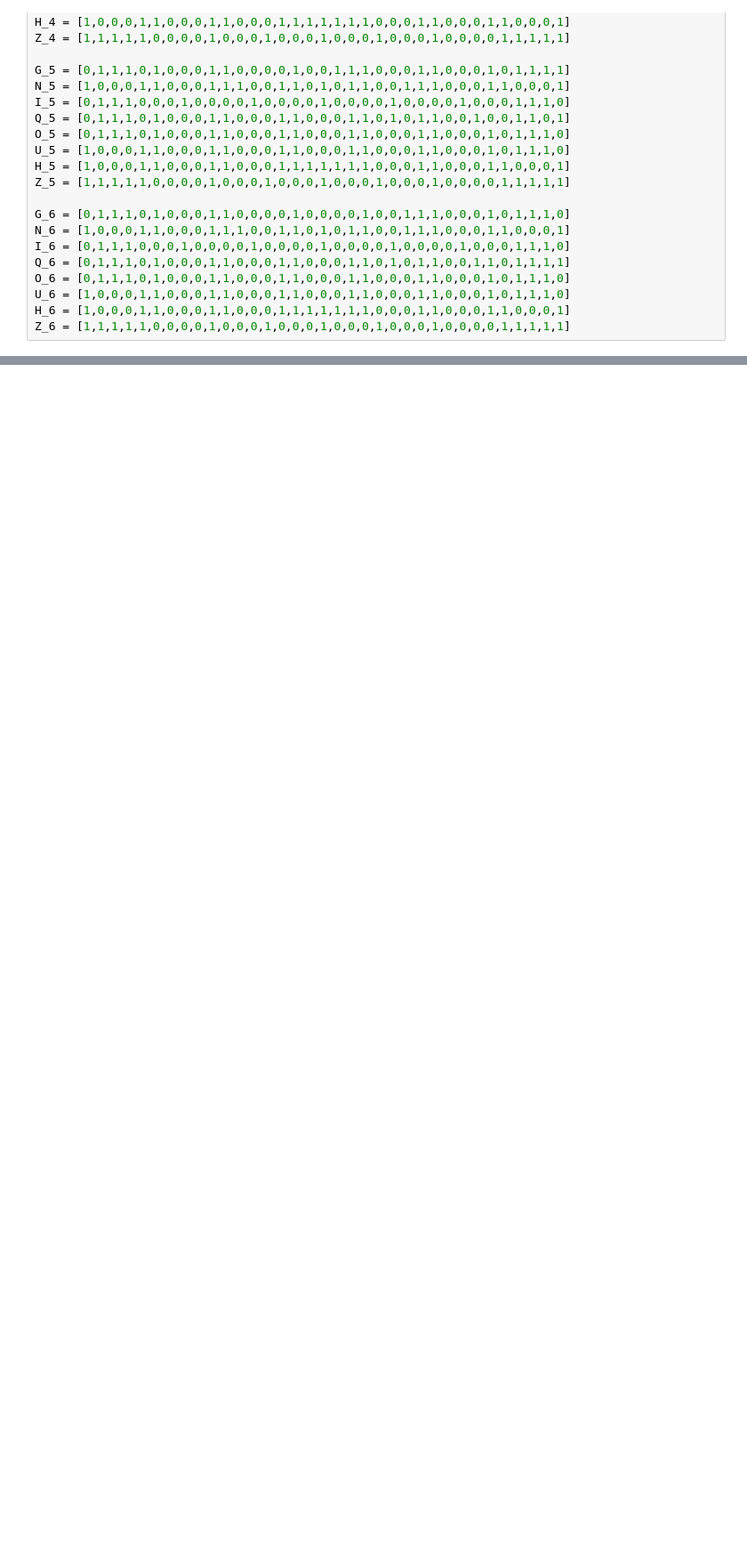
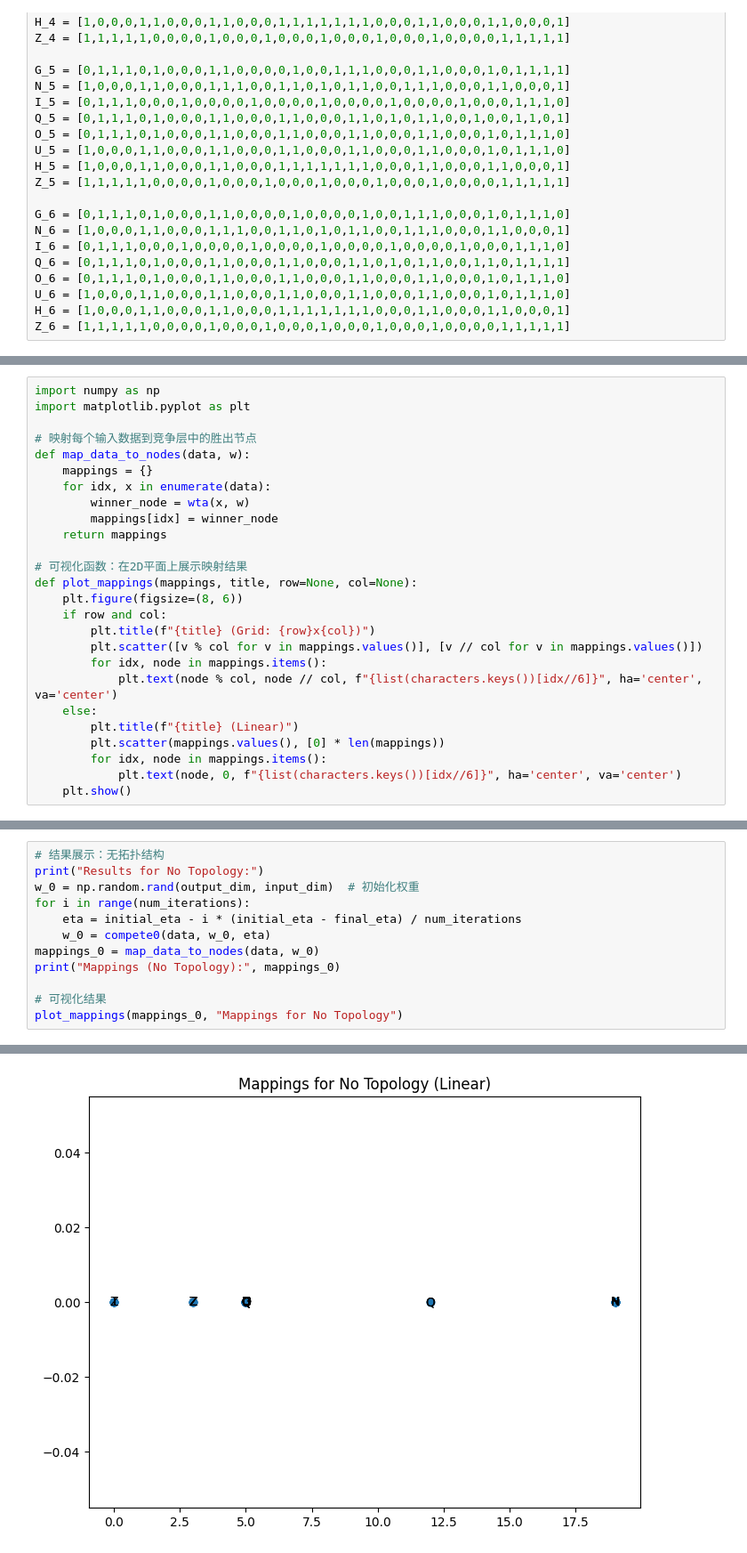
Before and after one commit to scpsyl/Artificial_NN_Hw, a Jupyter notebook: Homework3/Task2.ipynb, the cells around one changed output, grey strips where cells are left out. Shown: that part at 89% size. Saved outputs shown, nothing was run; the diff lists cells and outputs as text; blank space fills up the shorter version.

```diff
--- a/Homework3/Task2.ipynb
+++ b/Homework3/Task2.ipynb
@@ -132 +149,27 @@ def compete2(x, w, eta):
     return w
+# %%
+import numpy as np
+import matplotlib.pyplot as plt
+
+# 映射每个输入数据到竞争层中的胜出节点
+def map_data_to_nodes(data, w):
+    mappings = {}
+    for idx, x in enumerate(data):
+        winner_node = wta(x, w)
+        mappings[idx] = winner_node
+    return mappings
+
+# 可视化函数：在2D平面上展示映射结果
+def plot_mappings(mappings, title, row=None, col=None):
+    plt.figure(figsize=(8, 6))
+    if row and col:
+        plt.title(f"{title} (Grid: {row}x{col})")
+        plt.scatter([v % col for v in mappings.values()], [v // col for v in mappings.values()])
+        for idx, node in mappings.items():
+            plt.text(node % col, node // col, f"{list(characters.keys())[idx//6]}", ha='center', va='center')
+    else:
+        plt.title(f"{title} (Linear)")
+        plt.scatter(mappings.values(), [0] * len(mappings))
+        for idx, node in mappings.items():
+            plt.text(node, 0, f"{list(characters.keys())[idx//6]}", ha='center', va='center')
+    plt.show()
@@ -132,0 +182,13 @@ def compete2(x, w, eta):
+# %%
+# 结果展示：无拓扑结构
+print("Results for No Topology:")
+w_0 = np.random.rand(output_dim, input_dim)  # 初始化权重
+for i in range(num_iterations):
+    eta = initial_eta - i * (initial_eta - final_eta) / num_iterations
+    w_0 = compete0(data, w_0, eta)
+mappings_0 = map_data_to_nodes(data, w_0)
+print("Mappings (No Topology):", mappings_0)
+
+# 可视化结果
+plot_mappings(mappings_0, "Mappings for No Topology")
+# %% [output]
@@ -132,0 +197 @@ def compete2(x, w, eta):
+[figure, added]
```
Also changed, not shown: parts of 18 cells of this notebook, 15 other files.
